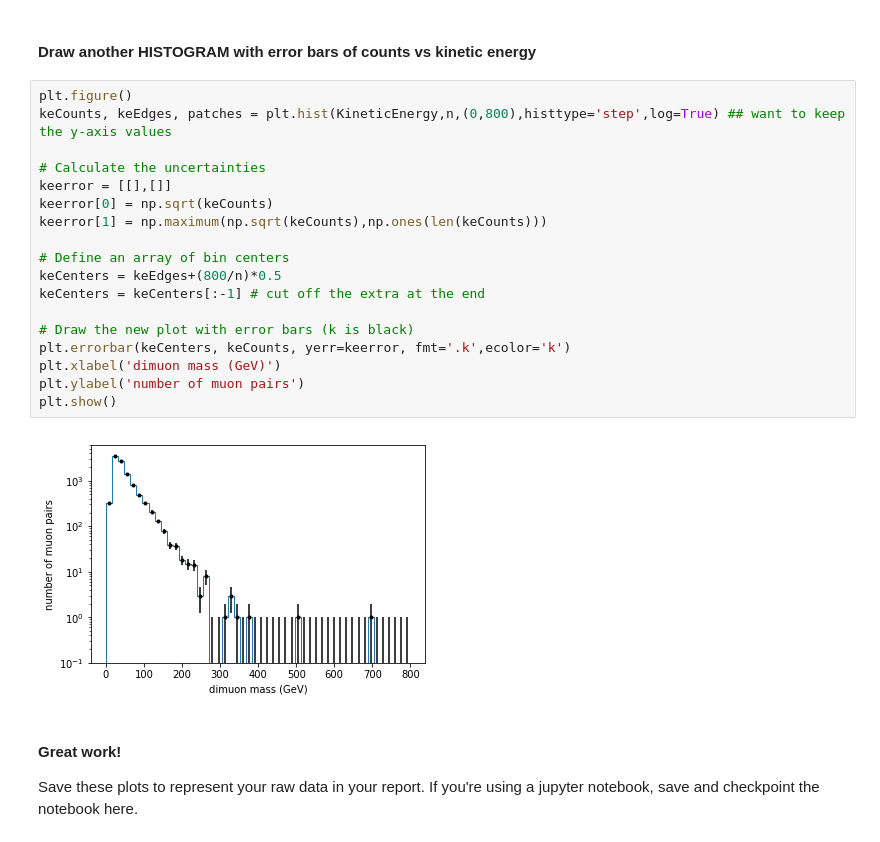
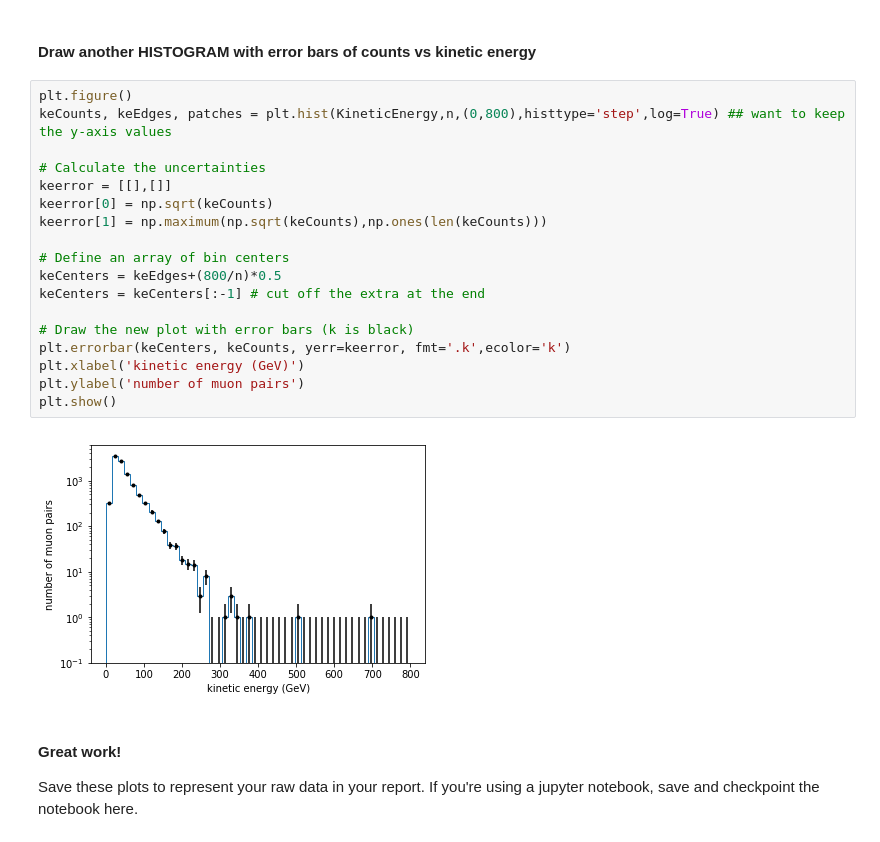
Before and after one commit to bethel-physics/ParticleDiscoveryLab, a Jupyter notebook: PythonAnalysis/MuonAnalysis_solutions.ipynb, the cells around one changed output. Saved outputs shown, nothing was run; the diff lists cells and outputs as text.

```diff
--- a/PythonAnalysis/MuonAnalysis_solutions.ipynb
+++ b/PythonAnalysis/MuonAnalysis_solutions.ipynb
@@ -134,23 +134,23 @@ plt.show()
 # %%
 plt.figure()
 keCounts, keEdges, patches = plt.hist(KineticEnergy,n,(0,800),histtype='step',log=True) ## want to keep the y-axis values
 
 # Calculate the uncertainties
 keerror = [[],[]]
 keerror[0] = np.sqrt(keCounts)
 keerror[1] = np.maximum(np.sqrt(keCounts),np.ones(len(keCounts)))
 
 # Define an array of bin centers
 keCenters = keEdges+(800/n)*0.5
 keCenters = keCenters[:-1] # cut off the extra at the end
 
 # Draw the new plot with error bars (k is black)
 plt.errorbar(keCenters, keCounts, yerr=keerror, fmt='.k',ecolor='k')
-plt.xlabel('dimuon mass (GeV)')
+plt.xlabel('kinetic energy (GeV)')
 plt.ylabel('number of muon pairs')
 plt.show()
 # %% [output]
-[figure, old version]
+[figure, new version]
 # %% [markdown]
 #### Great work!
 Save these plots to represent your raw data in your report. If you're using a jupyter notebook, save and checkpoint the notebook here.
```
Also changed, not shown: parts of 2 cells of this notebook.
